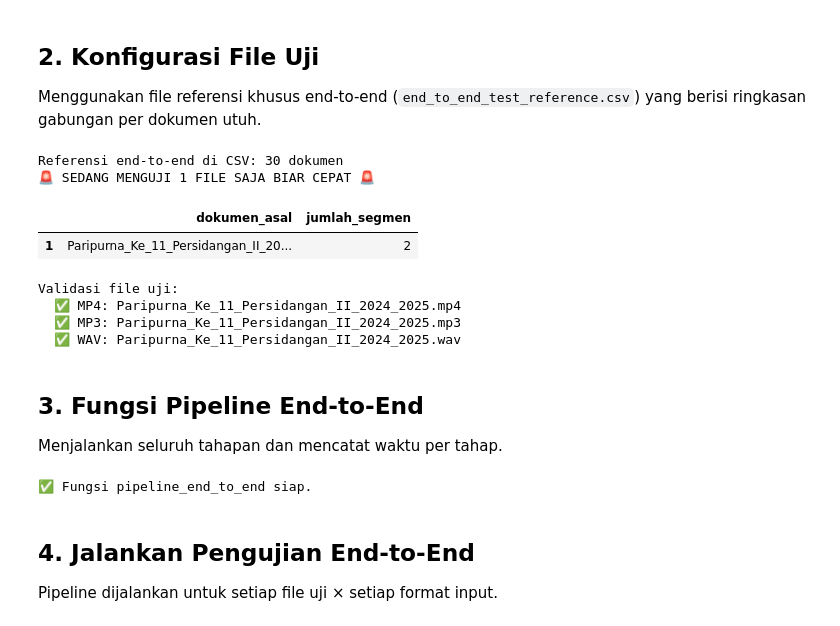
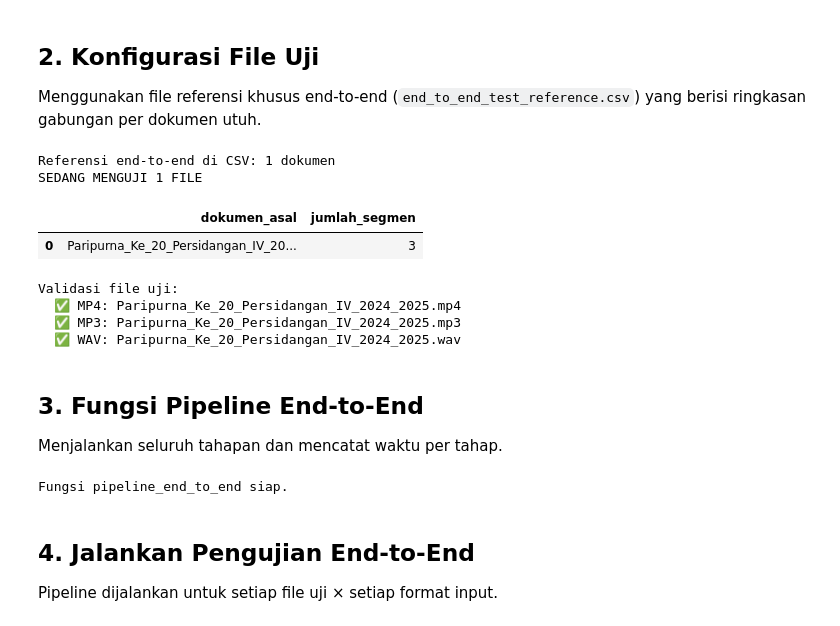
Before and after one commit to OkaWiyana/meeting-summarizer, a Jupyter notebook: notebooks/04_end_to_end_test.ipynb, the cells around one changed output. Saved outputs shown, nothing was run; the diff lists cells and outputs as text; code cells hidden in the pictures.

```diff
--- a/notebooks/04_end_to_end_test.ipynb
+++ b/notebooks/04_end_to_end_test.ipynb
@@ -77,50 +75,45 @@ Device: cpu
 
 Menggunakan file referensi khusus end-to-end (`end_to_end_test_reference.csv`) yang berisi ringkasan gabungan per dokumen utuh.
 # %%
-# Load referensi end-to-end (ringkasan gabungan per dokumen utuh)
 df_ref = pd.read_csv('../dataset/end_to_end_test_reference.csv')
 
-# =========================================================
-# PERBAIKAN: Tambahkan [:1] untuk testing 1 file aja
-# =========================================================
-# SAMPLE_FILES = df_ref['dokumen_asal'].tolist()[:1]
-SAMPLE_FILES = ['Paripurna_Ke_11_Persidangan_II_2024_2025']
+SAMPLE_FILES = ['Paripurna_Ke_20_Persidangan_IV_2024_2025']
 
 print(f"Referensi end-to-end di CSV: {len(df_ref)} dokumen")
-print(f"🚨 SEDANG MENGUJI {len(SAMPLE_FILES)} FILE SAJA BIAR CEPAT 🚨")
+print(f"SEDANG MENGUJI {len(SAMPLE_FILES)} FILE")
 
 # Filter tabel untuk ditampilin
 df_tampil = df_ref[df_ref['dokumen_asal'].isin(SAMPLE_FILES)]
 display(df_tampil[['dokumen_asal', 'jumlah_segmen']])
 
 # Direktori sumber
 DIR_MP4 = Path('../dataset/01_raw/video_mp4')
 DIR_MP3 = Path('../dataset/01_raw/audio_mp3')
 DIR_WAV = Path('../dataset/01_raw/audio_wav')
 
 # Format dan direktori
 FORMAT_MAP = {
     'MP4': (DIR_MP4, '.mp4'),
     'MP3': (DIR_MP3, '.mp3'),
     'WAV': (DIR_WAV, '.wav'),
 }
 
 # Validasi keberadaan file
 print("\nValidasi file uji:")
 for name in SAMPLE_FILES:
     for fmt, (dir_path, ext) in FORMAT_MAP.items():
         fp = dir_path / (name + ext)
         status = '✅' if fp.exists() else '❌'
         print(f"  {status} {fmt}: {fp.name}")
 # %% [output]
-Referensi end-to-end di CSV: 30 dokumen
-🚨 SEDANG MENGUJI 1 FILE SAJA BIAR CEPAT 🚨
+Referensi end-to-end di CSV: 1 dokumen
+SEDANG MENGUJI 1 FILE
 |  | dokumen_asal | jumlah_segmen |
-| 1 | Paripurna_Ke_11_Persidangan_II_20... | 2 |
+| 0 | Paripurna_Ke_20_Persidangan_IV_20... | 3 |
 Validasi file uji:
-  ✅ MP4: Paripurna_Ke_11_Persidangan_II_2024_2025.mp4
-  ✅ MP3: Paripurna_Ke_11_Persidangan_II_2024_2025.mp3
-  ✅ WAV: Paripurna_Ke_11_Persidangan_II_2024_2025.wav
+  ✅ MP4: Paripurna_Ke_20_Persidangan_IV_2024_2025.mp4
+  ✅ MP3: Paripurna_Ke_20_Persidangan_IV_2024_2025.mp3
+  ✅ WAV: Paripurna_Ke_20_Persidangan_IV_2024_2025.wav
 # %% [markdown]
 ## 3. Fungsi Pipeline End-to-End
 
@@ -139,7 +132,7 @@ def pipeline_end_to_end(file_path: Path, fmt_label: str) -> dict:
     }
 
     # ── Tahap 1: Transkripsi Whisper ──
-    print(f"    🔊 Tahap 1: Transkripsi Whisper...")
+    print(f"Tahap 1: Transkripsi Whisper...")
     t0 = time.time()
     teks_transkrip = transcribe_audio(
         file_path,
@@ -148,24 +141,24 @@ def pipeline_end_to_end(file_path: Path, fmt_label: str) -> dict:
     )
     hasil['waktu_transkripsi'] = round(time.time() - t0, 2)
     hasil['jumlah_kata_transkrip'] = len(teks_transkrip.split())
-    print(f"      ✅ {hasil['waktu_transkripsi']}s | {hasil['jumlah_kata_transkrip']} kata")
+    print(f"      {hasil['waktu_transkripsi']}s | {hasil['jumlah_kata_transkrip']} kata")
 
     # ── Tahap 2: Filter Kata Kasar ──
-    print(f"    🧹 Tahap 2: Filter kata kasar...")
+    print(f"Tahap 2: Filter kata kasar...")
     t0 = time.time()
     teks_bersih = filter_teks(teks_transkrip, hapus=True)
     hasil['waktu_filter'] = round(time.time() - t0, 4)
     hasil['jumlah_kata_bersih'] = len(teks_bersih.split())
     kata_difilter = hasil['jumlah_kata_transkrip'] - hasil['jumlah_kata_bersih']
-    print(f"      ✅ {hasil['waktu_filter']}s | {kata_difilter} kata difilter")
+    print(f"      {hasil['waktu_filter']}s | {kata_difilter} kata difilter")
 
     # ── Tahap 3: Peringkasan IndoT5 ──
-    print(f"    📝 Tahap 3: Peringkasan IndoT5...")
+    print(f"Tahap 3: Peringkasan IndoT5...")
     t0 = time.time()
     ringkasan = summarize_text(teks_bersih)
     hasil['waktu_ringkasan'] = round(time.time() - t0, 2)
     hasil['jumlah_kata_ringkasan'] = len(ringkasan.split())
-    print(f"      ✅ {hasil['waktu_ringkasan']}s | {hasil['jumlah_kata_ringkasan']} kata ringkasan")
+    print(f"      {hasil['waktu_ringkasan']}s | {hasil['jumlah_kata_ringkasan']} kata ringkasan")
 
     # ── Total ──
     hasil['waktu_total'] = round(
@@ -177,9 +170,9 @@ def pipeline_end_to_end(file_path: Path, fmt_label: str) -> dict:
 
     return hasil
 
-print("✅ Fungsi pipeline_end_to_end siap.")
+print("Fungsi pipeline_end_to_end siap.")
 # %% [output]
-✅ Fungsi pipeline_end_to_end siap.
+Fungsi pipeline_end_to_end siap.
 # %% [markdown]
 ## 4. Jalankan Pengujian End-to-End
 
```
Also changed, not shown: parts of 8 cells of this notebook, 14 other files.
